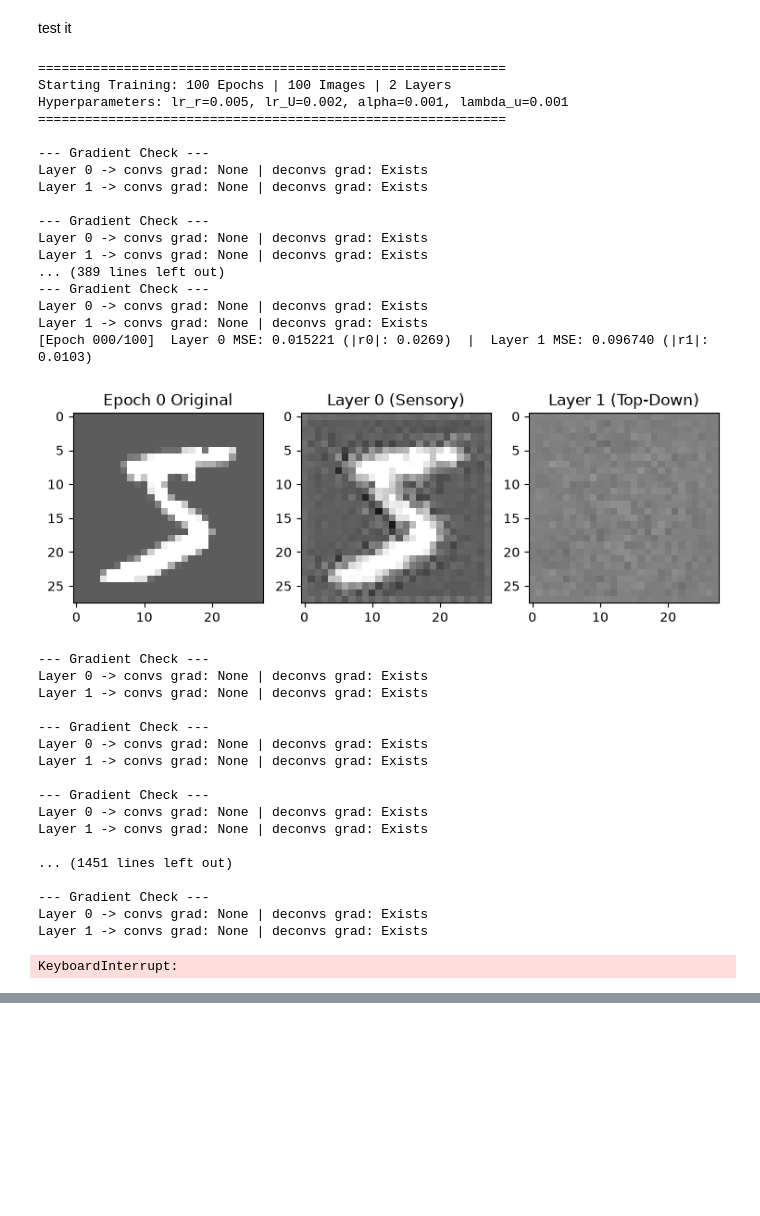
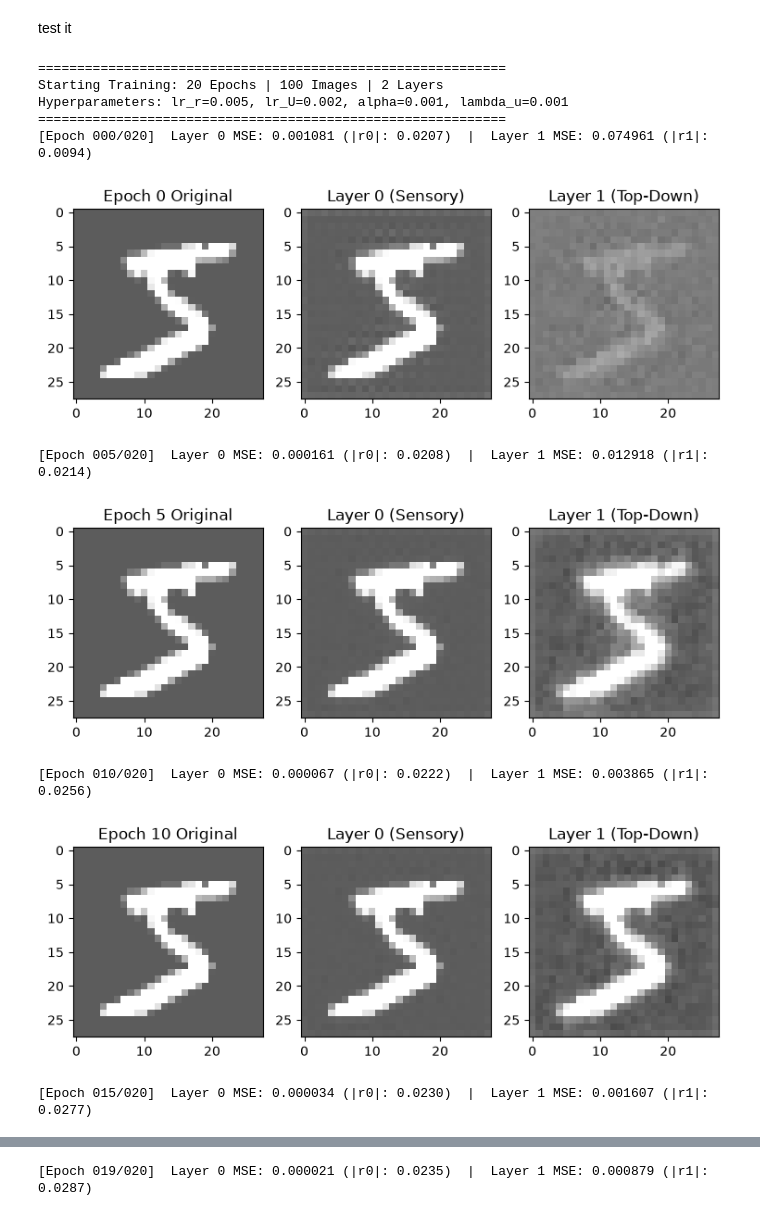
Before and after one commit to PandaGrdn/research-reimplementations, a Jupyter notebook: predictive_coding_proj/convolutional_predictive_coding.ipynb, the cells around one changed output, grey strips where cells are left out. Saved outputs shown, nothing was run; the diff lists cells and outputs as text; code cells hidden in the pictures; blank space fills up the shorter version.

```diff
--- a/predictive_coding_proj/convolutional_predictive_coding.ipynb
+++ b/predictive_coding_proj/convolutional_predictive_coding.ipynb
@@ -36,6 +36,9 @@ def train_loop(I, r, alpha, lambda_u, lr_r, lr_u,sigma_2, num_epochs_outer, num_
     if I.ndim == 3:
         I = I.unsqueeze(0)
     e = [None] * num_layers
+
+    f = lambda x: torch.clamp(x, min=-1.0, max=1.0)
+
 
     for out_epoch in range(num_epochs_outer):
         for in_epoch in range(num_epochs_inner):
@@ -133,14 +136,13 @@ def test(I, r, num_epochs_inner, num_layers, sigma_2, alpha, lr_r, deconvs):
 def main():
     num_data = 100
     images = [input_data[i][0] for i in range(num_data)]
-    num_train_epochs = 100
+    num_train_epochs = 20
     alpha = 0.001
     lambda_u = 0.001
     lr_r = 0.005
     lr_U = 0.002
     sigma_2 = 1.0
     num_layers = 2
-    num_patches = 16
 
     f = lambda x: x
     f_prime = lambda x: torch.ones_like(x)
@@ -181,64 +183,39 @@ def main():
             axes[1].imshow(I_hat_L0.reshape(28, 28).detach().numpy(), cmap="gray", vmin=-0.5, vmax=0.5)
             axes[1].set_title("Layer 0 (Sensory)")
 
             axes[2].imshow(I_hat_L1.reshape(28, 28).detach().numpy(), cmap="gray", vmin=-0.5, vmax=0.5)
             axes[2].set_title("Layer 1 (Top-Down)")
             plt.show()
 
     val_img = input_data[num_data][0] - input_data[num_data][0].mean()
     _, r, _ = make_variables(val_img, num_layers=num_layers)
     r = test(val_img, r, num_epochs_inner, num_layers, sigma_2, alpha, lr_r, deconvs)
     mse_L0, mse_L1, I_hat_L0, I_hat_L1 = validate_heirarchical(val_img, r, num_layers, deconvs)
 
     r0_mag_val = r[0].abs().mean().item()
     r1_mag_val = r[1].abs().mean().item()
     print(f"Validation Metrics  ->  Layer 0 MSE: {mse_L0:.6f} (|r0|: {r0_mag_val:.4f})  |  Layer 1 MSE: {mse_L1:.6f} (|r1|: {r1_mag_val:.4f})")
 
     fig, axes = plt.subplots(1, 3, figsize=(9, 3))
-    axes[0].imshow(I.reshape(28, 28).detach().numpy(), cmap="gray", vmin=-0.5, vmax=0.5)
+    axes[0].imshow(val_img.reshape(28, 28).detach().numpy(), cmap="gray", vmin=-0.5, vmax=0.5)
     axes[0].set_title("Validation Original")
     axes[1].imshow(I_hat_L0.reshape(28, 28).detach().numpy(), cmap="gray", vmin=-0.5, vmax=0.5)
     axes[1].set_title("Layer 0 (Sensory)")
     axes[2].imshow(I_hat_L1.reshape(28, 28).detach().numpy(), cmap="gray", vmin=-0.5, vmax=0.5)
     axes[2].set_title("Layer 1 (Top-Down)")
     plt.show()
 
 if __name__ == "__main__":
     main()
 # %% [output]
 ============================================================
-Starting Training: 100 Epochs | 100 Images | 2 Layers
+Starting Training: 20 Epochs | 100 Images | 2 Layers
 Hyperparameters: lr_r=0.005, lr_U=0.002, alpha=0.001, lambda_u=0.001
 ============================================================
-
---- Gradient Check ---
-Layer 0 -> convs grad: None | deconvs grad: Exists
-Layer 1 -> convs grad: None | deconvs grad: Exists
-
---- Gradient Check ---
-Layer 0 -> convs grad: None | deconvs grad: Exists
-Layer 1 -> convs grad: None | deconvs grad: Exists
-... (389 lines left out)
---- Gradient Check ---
-Layer 0 -> convs grad: None | deconvs grad: Exists
-Layer 1 -> convs grad: None | deconvs grad: Exists
-[Epoch 000/100]  Layer 0 MSE: 0.015221 (|r0|: 0.0269)  |  Layer 1 MSE: 0.096740 (|r1|: 0.0103)
+[Epoch 000/020]  Layer 0 MSE: 0.001081 (|r0|: 0.0207)  |  Layer 1 MSE: 0.074961 (|r1|: 0.0094)
-[figure, old version]
+[figure, new version]
---- Gradient Check ---
-Layer 0 -> convs grad: None | deconvs grad: Exists
-Layer 1 -> convs grad: None | deconvs grad: Exists
-
---- Gradient Check ---
-Layer 0 -> convs grad: None | deconvs grad: Exists
-Layer 1 -> convs grad: None | deconvs grad: Exists
-
---- Gradient Check ---
-Layer 0 -> convs grad: None | deconvs grad: Exists
-Layer 1 -> convs grad: None | deconvs grad: Exists
-
-... (1451 lines left out)
-
---- Gradient Check ---
-Layer 0 -> convs grad: None | deconvs grad: Exists
-Layer 1 -> convs grad: None | deconvs grad: Exists
+[Epoch 005/020]  Layer 0 MSE: 0.000161 (|r0|: 0.0208)  |  Layer 1 MSE: 0.012918 (|r1|: 0.0214)
+[figure, added]
-KeyboardInterrupt:
+[Epoch 010/020]  Layer 0 MSE: 0.000067 (|r0|: 0.0222)  |  Layer 1 MSE: 0.003865 (|r1|: 0.0256)
+[figure, added]
+[Epoch 015/020]  Layer 0 MSE: 0.000034 (|r0|: 0.0230)  |  Layer 1 MSE: 0.001607 (|r1|: 0.0277)
@@ -244,0 +223 @@ KeyboardInterrupt:
+[Epoch 019/020]  Layer 0 MSE: 0.000021 (|r0|: 0.0235)  |  Layer 1 MSE: 0.000879 (|r1|: 0.0287)
```
Also changed, not shown: parts of 1 cell of this notebook.
